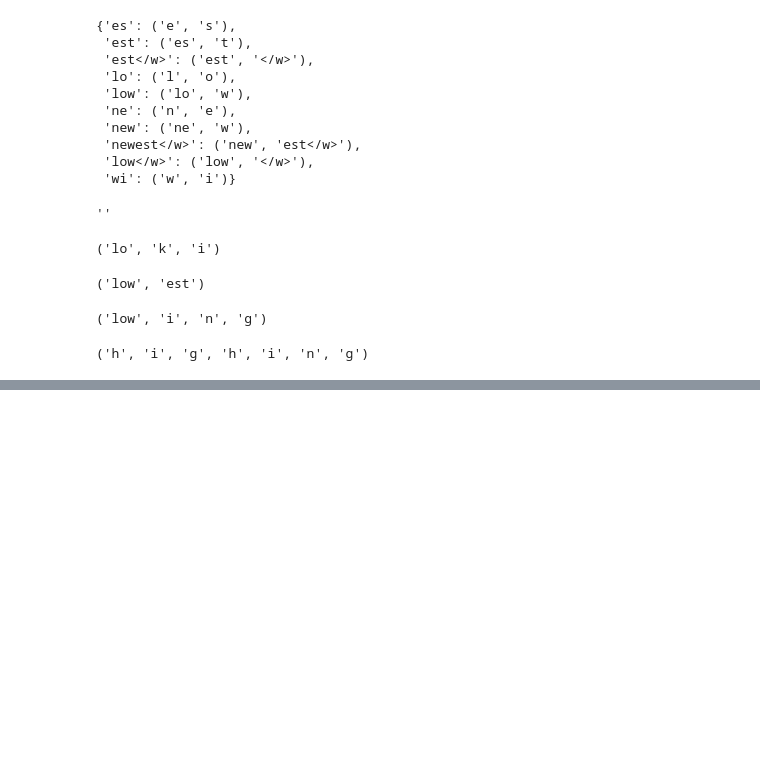
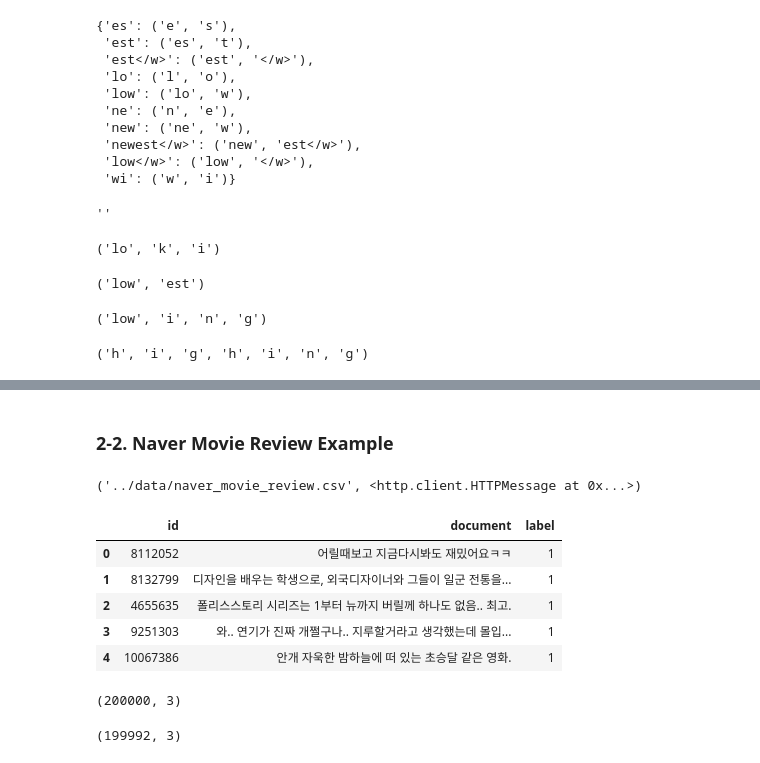
Before and after one commit to youjin2/ds, a Jupyter notebook: ds093/notebooks/tokenizer.ipynb, the cells around one changed output, grey strips where cells are left out. Cells and saved outputs as stored; diff of their text form; code cells hidden in the pictures; blank space fills up the shorter version.

```diff
--- a/ds093/notebooks/tokenizer.ipynb
+++ b/ds093/notebooks/tokenizer.ipynb
@@ -265,0 +401,30 @@ encode("highing", bpe_codes)
+# %% [markdown]
+### 2-2. Naver Movie Review Example
+# %%
+data_dir = "../data/"
+os.makedirs(data_dir, exist_ok=True)
+
+naver_movie_csv_path = os.path.join(data_dir, "naver_movie_review.csv")
+naver_movie_txt_path = os.path.join(data_dir, "naver_movie_review.txt")
+# %%
+urllib.request.urlretrieve(
+    "https://raw.githubusercontent.com/e9t/nsmc/master/ratings.txt",
+    filename=naver_movie_csv_path
+)
+# %% [output]
+('../data/naver_movie_review.csv', <http.client.HTTPMessage at 0x...>)
+# %%
+df = pd.read_table(naver_movie_csv_path)
+# %%
+df.head()
+# %% [output]
+|  | id | document | label |
+| 0 | 8112052 | 어릴때보고 지금다시봐도 재밌어요ㅋㅋ | 1 |
+| 1 | 8132799 | 디자인을 배우는 학생으로, 외국디자이너와 그들이 일군 전통을... | 1 |
+| 2 | 4655635 | 폴리스스토리 시리즈는 1부터 뉴까지 버릴께 하나도 없음.. 최고. | 1 |
+| 3 | 9251303 | 와.. 연기가 진짜 개쩔구나.. 지루할거라고 생각했는데 몰입... | 1 |
+| 4 | 10067386 | 안개 자욱한 밤하늘에 떠 있는 초승달 같은 영화. | 1 |
+# %%
+df.shape
+# %% [output]
+(200000, 3)
@@ -265,0 +435,4 @@ encode("highing", bpe_codes)
+# %%
+df.shape
+# %% [output]
+(199992, 3)
```
Also changed, not shown: parts of 64 cells of this notebook, 2 other files.
